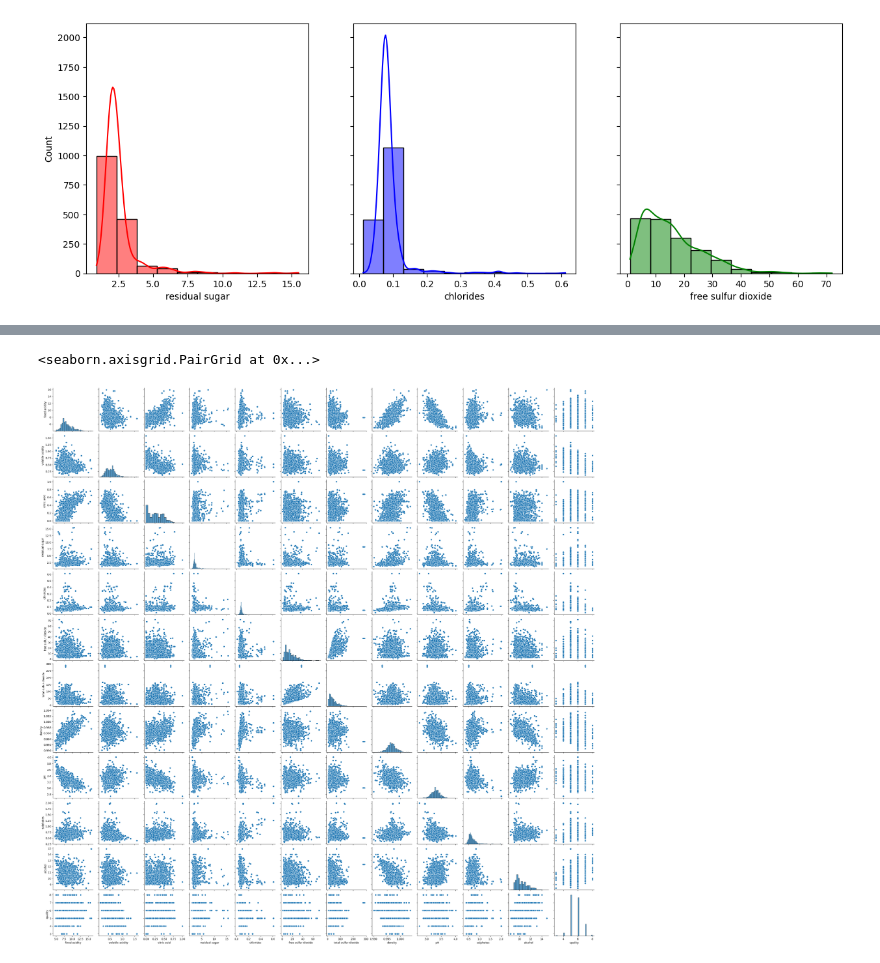
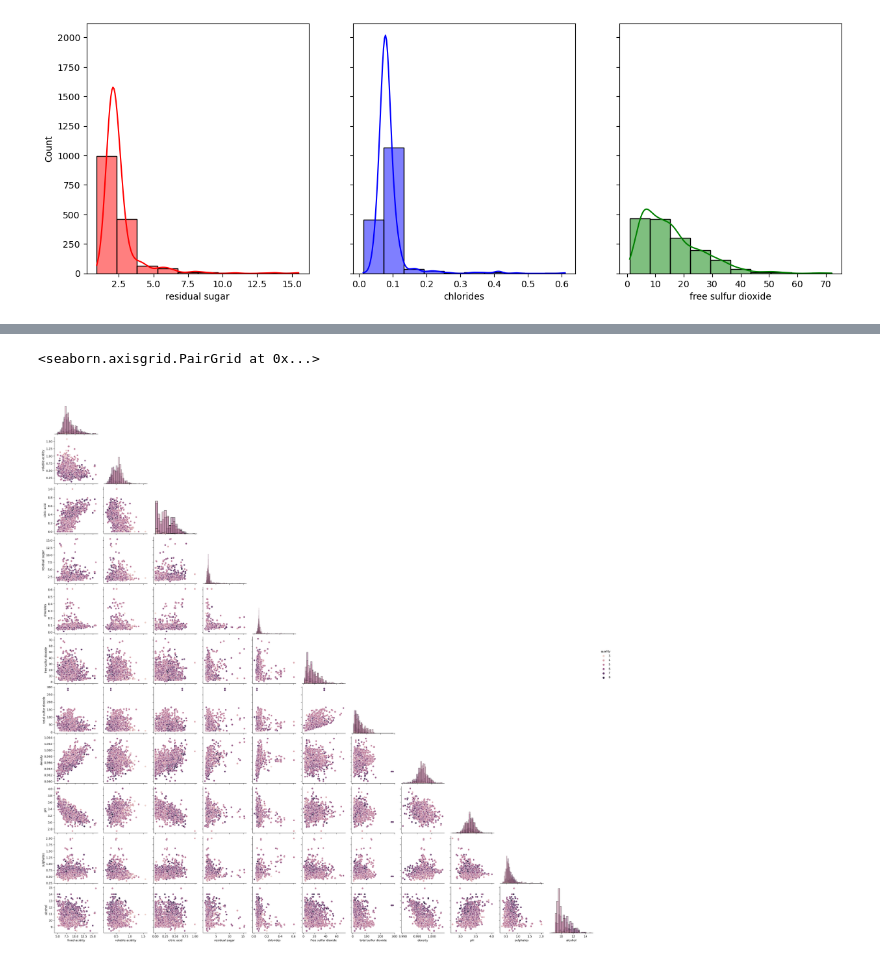
Before and after one commit to unclethien/Predicting-Red-Wine-Quality-from-Chemical-Properties-using-Machine-Learning, a Jupyter notebook: Assignment_1.ipynb, the cells around one changed output, grey strips where cells are left out. Drawn from its saved outputs; the diff is of its cells as text; code cells hidden in the pictures.

```diff
--- a/Assignment_1.ipynb
+++ b/Assignment_1.ipynb
@@ -171,5 +281,5 @@ sns.histplot(ax= axes[2], x = red_wine['free sulfur dioxide'],
 # %%
-sns.pairplot(data= red_wine)
+sns.pairplot(data= red_wine, diag_kind = "hist", hue= "quality", corner=True)
 # %% [output]
 <seaborn.axisgrid.PairGrid at 0x...>
-[figure, old version]
+[figure, new version]
```
Also changed, not shown: parts of 8 cells of this notebook.
